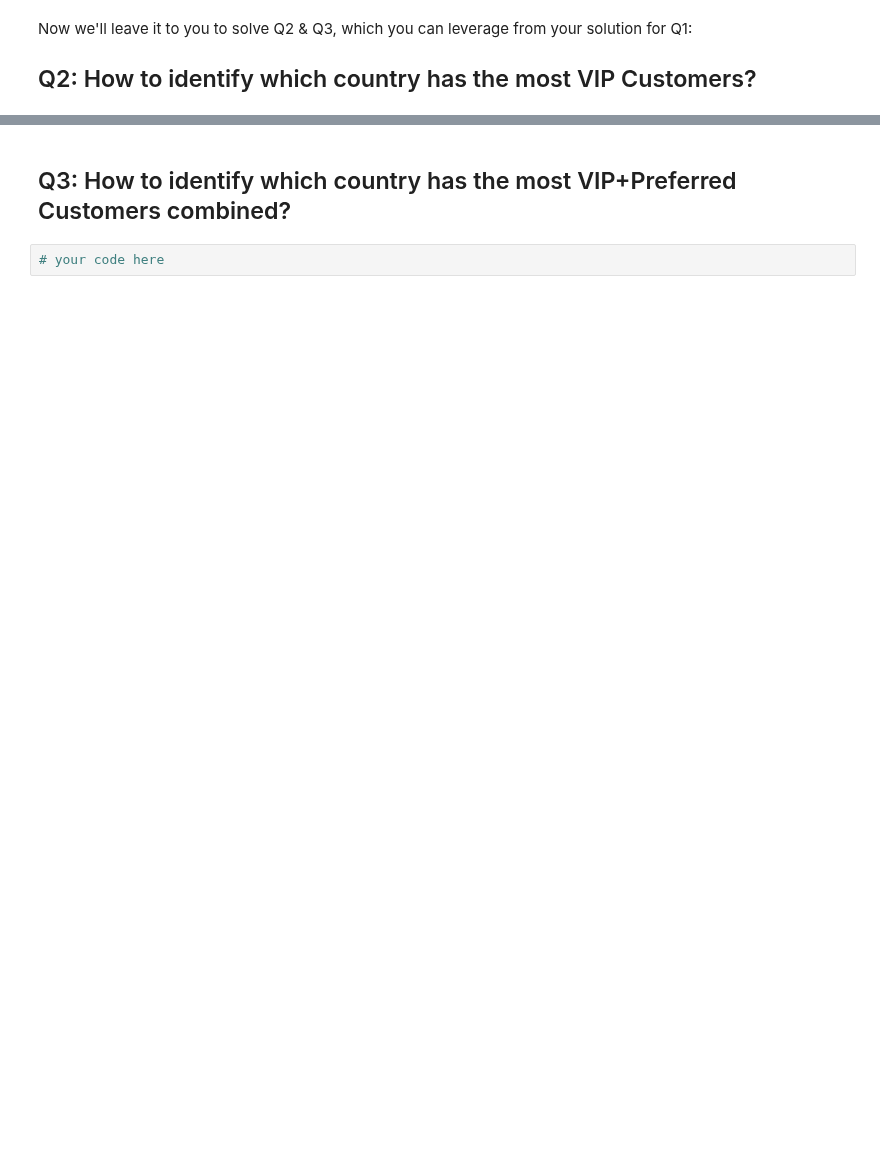
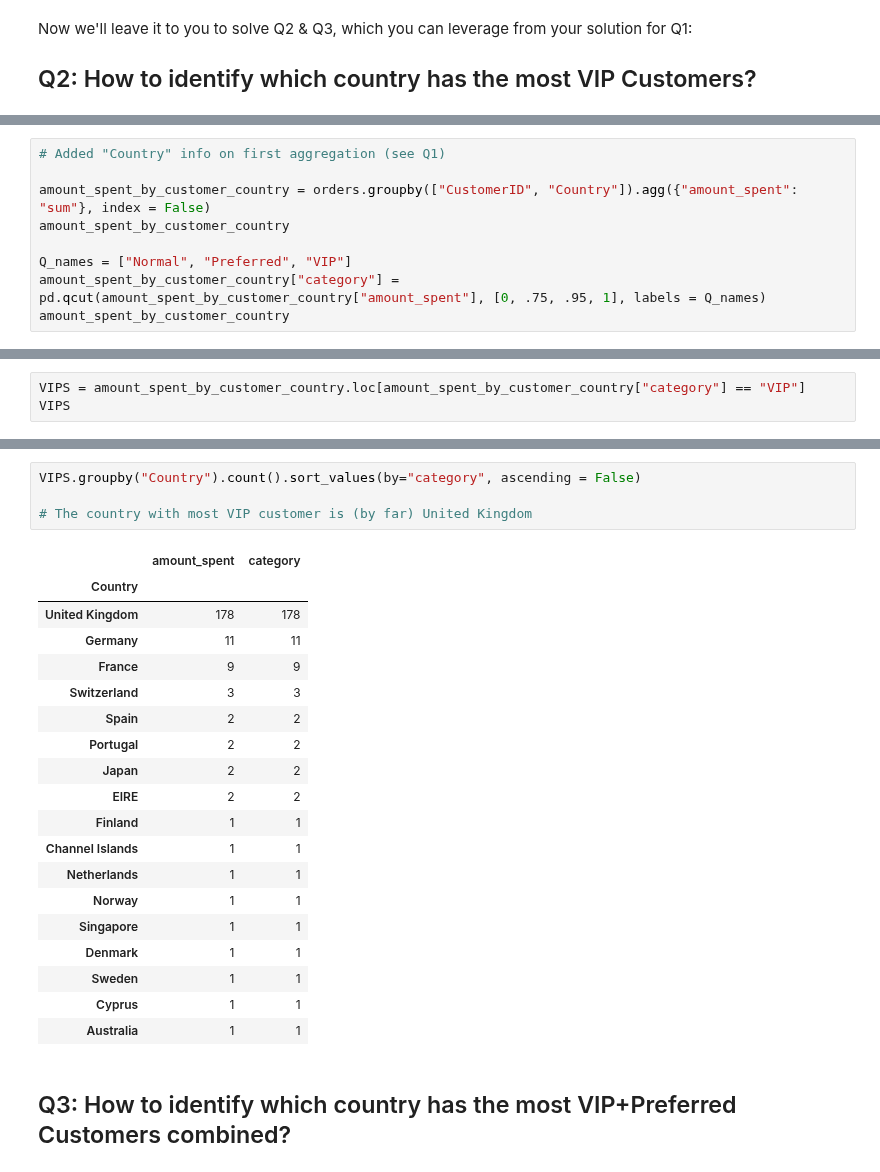
Before and after one commit to ta-data-bcn/lab-df-calculation-and-transformation, a Jupyter notebook: your-code/challenge-3.ipynb, the cells around one changed output, grey strips where cells are left out. Saved outputs shown, nothing was run; the diff lists cells and outputs as text; blank space fills up the shorter version.

```diff
--- a/your-code/challenge-3.ipynb
+++ b/your-code/challenge-3.ipynb
@@ -170,0 +162,9 @@ TypeError: 'method' object is not subscriptable
+# %%
+# Added "Country" info on first aggregation (see Q1)
+
+amount_spent_by_customer_country = orders.groupby(["CustomerID", "Country"]).agg({"amount_spent": "sum"}, index = False)
+amount_spent_by_customer_country
+
+Q_names = ["Normal", "Preferred", "VIP"]
+amount_spent_by_customer_country["category"] = pd.qcut(amount_spent_by_customer_country["amount_spent"], [0, .75, .95, 1], labels = Q_names)
+amount_spent_by_customer_country
@@ -170,0 +186,3 @@ TypeError: 'method' object is not subscriptable
+# %%
+VIPS = amount_spent_by_customer_country.loc[amount_spent_by_customer_country["category"] == "VIP"]
+VIPS
@@ -171,4 +204,26 @@ TypeError: 'method' object is not subscriptable
+# %%
+VIPS.groupby("Country").count().sort_values(by="category", ascending = False)
+
+# The country with most VIP customer is (by far) United Kingdom
+# %% [output]
+|  | amount_spent | category |
+| Country |  |  |
+| United Kingdom | 178 | 178 |
+| Germany | 11 | 11 |
+| France | 9 | 9 |
+| Switzerland | 3 | 3 |
+| Spain | 2 | 2 |
+| Portugal | 2 | 2 |
+| Japan | 2 | 2 |
+| EIRE | 2 | 2 |
+| Finland | 1 | 1 |
+| Channel Islands | 1 | 1 |
+| Netherlands | 1 | 1 |
+| Norway | 1 | 1 |
+| Singapore | 1 | 1 |
+| Denmark | 1 | 1 |
+| Sweden | 1 | 1 |
+| Cyprus | 1 | 1 |
+| Australia | 1 | 1 |
 # %% [markdown]
 ## Q3: How to identify which country has the most VIP+Preferred Customers combined?
-# %%
-# your code here
```
Also changed, not shown: parts of 13 cells of this notebook.
